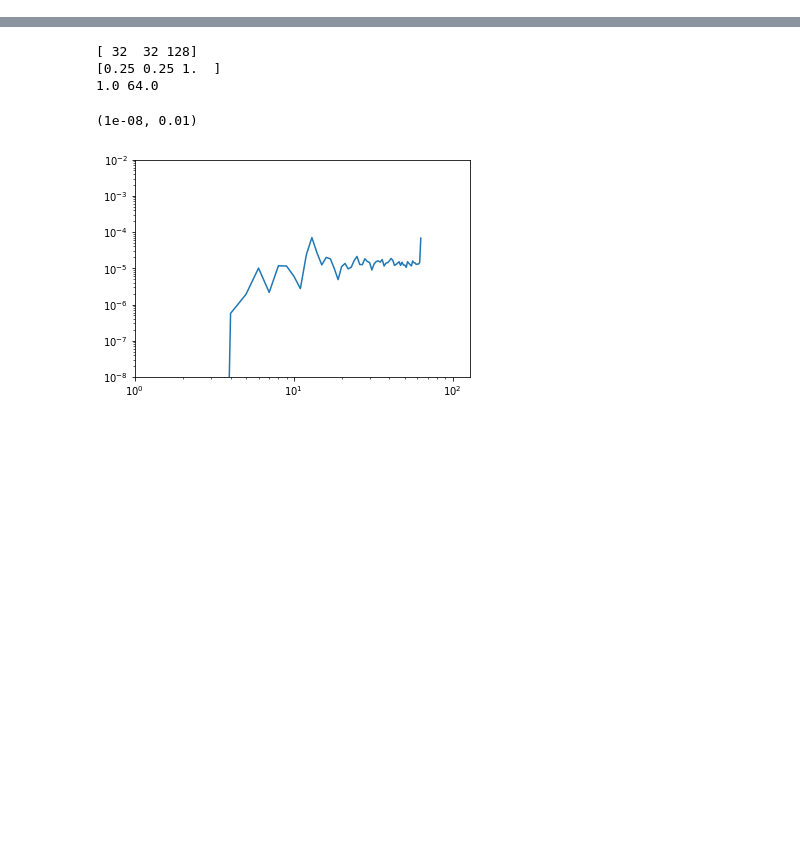
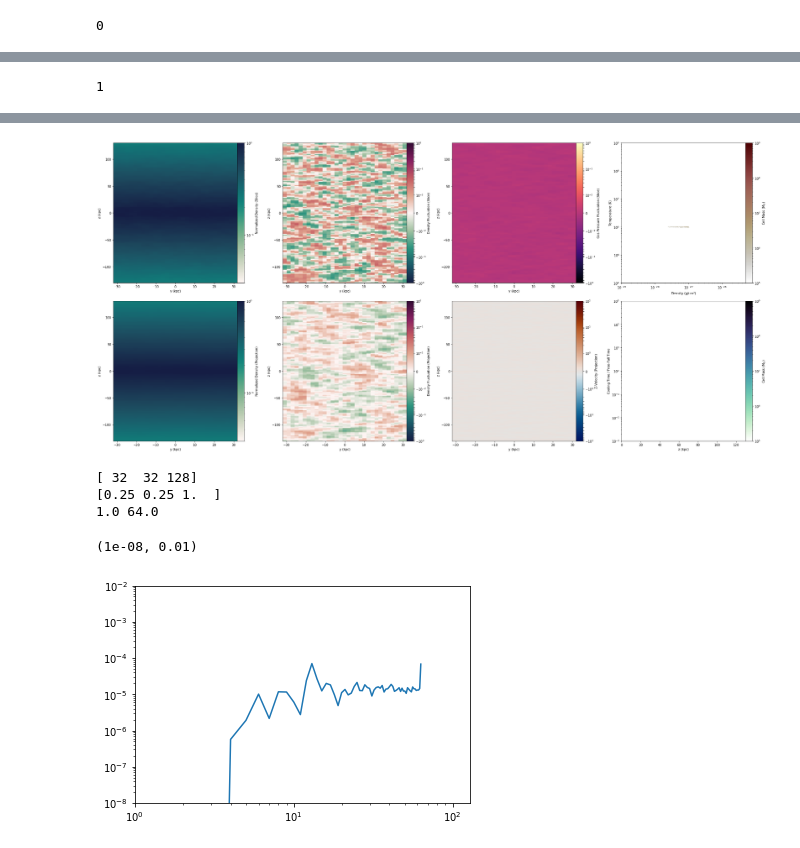
Before and after one commit to ibutsky/thermal_instabilities, a Jupyter notebook: analysis/test.ipynb, the cells around one changed output, grey strips where cells are left out. Drawn from its saved outputs; the diff is of its cells as text; code cells hidden in the pictures; blank space fills up the shorter version.

```diff
--- a/analysis/test.ipynb
+++ b/analysis/test.ipynb
@@ -24,7 +24,7 @@ yt : [INFO     ] 2020-01-02 14:03:01,912 Parameters: cosmological_simulation   =
 # %%
-i = 0
-folder = 'skinny/isothermal_tctf_0.1_beta_10.0_cr_1.0'
+i = 1
+folder = 'skinny/no_cool'
 ds = ytf.load('../../simulations/%s/DD%04d/DD%04d'%(folder, i, i))
 
-#fig, ax = pt.plot_density_slices(ds)
+fig, ax = pt.plot_density_slices(ds)
 # %% [output]
@@ -36,0 +48 @@ yt : [INFO     ] 2020-01-02 15:04:12,118 Gathering a field list (this may take a
+0
@@ -36,0 +52 @@ yt : [INFO     ] 2020-01-02 15:04:12,118 Gathering a field list (this may take a
+1
@@ -37,3 +59,4 @@ yt : [INFO     ] 2020-01-02 15:04:12,118 Gathering a field list (this may take a
+[figure, added]
 # %%
 k, P_k = pt.make_power_spectrum(ds, 'drho')
 plt.loglog(k, P_k)
```
Also changed, not shown: parts of 2 cells of this notebook, 2 other files.
